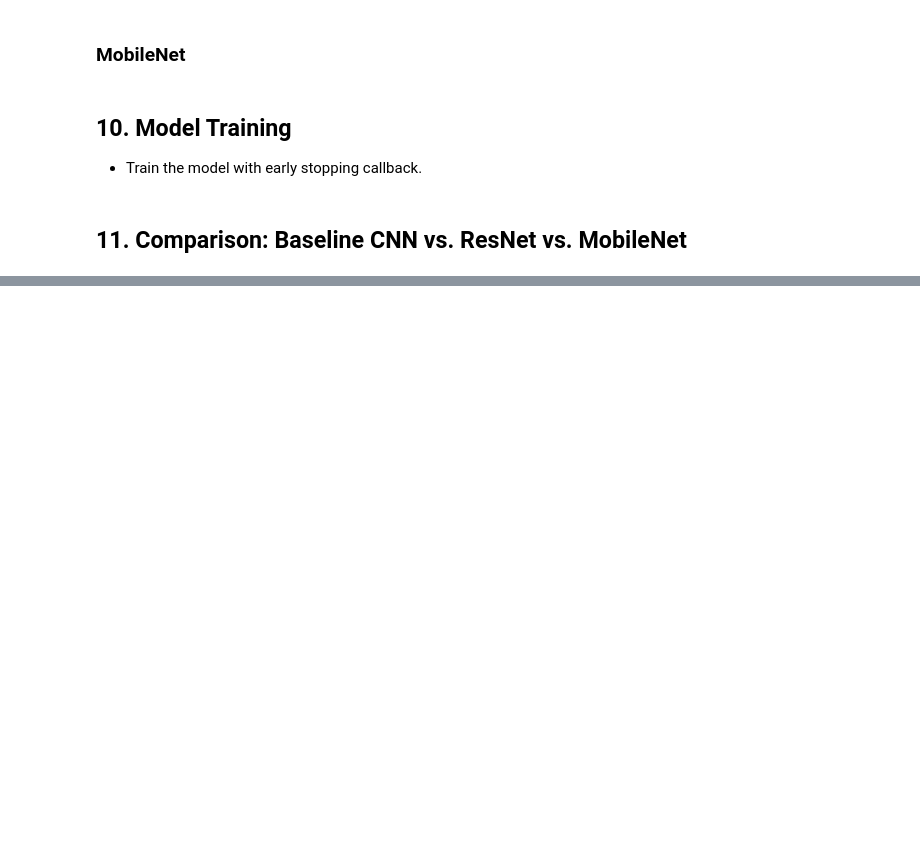
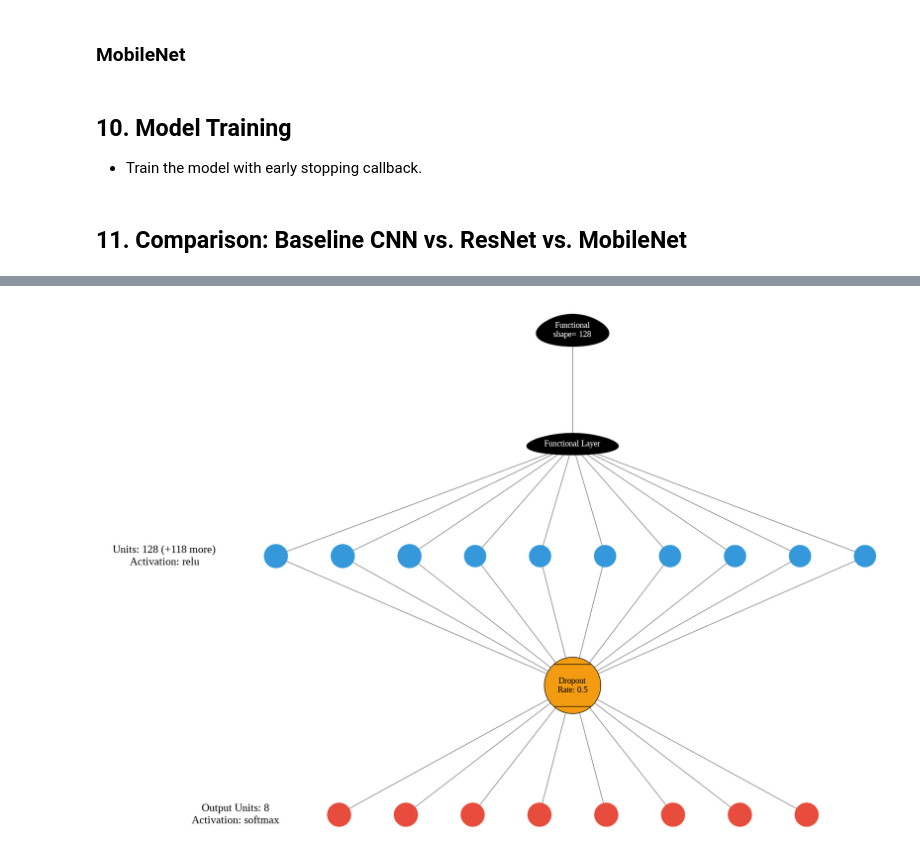
Before and after one commit to youcef-benmohammed/blood.group.detection, a Jupyter notebook: blood_group_detection_using_image_processing_and_deeplearning.ipynb, the cells around one changed output, grey strips where cells are left out. Cells and saved outputs as stored; diff of their text form; code cells hidden in the pictures; blank space fills up the shorter version.

```diff
--- a/blood_group_detection_using_image_processing_and_deeplearning.ipynb
+++ b/blood_group_detection_using_image_processing_and_deeplearning.ipynb
@@ -447,3 +499,8 @@ plot_history(history_mobilenet, 'MobileNet', plot_type='loss')
+# %%
+visualizer(mobilenet_model, file_name='mobilenet', file_format='png', view=True)
+Image.open('mobilenet.png')
+# %% [output]
+[figure, added]
 # %%
 test_labels = test_gen.classes
 # %%
```
Also changed, not shown: parts of 27 cells of this notebook.
